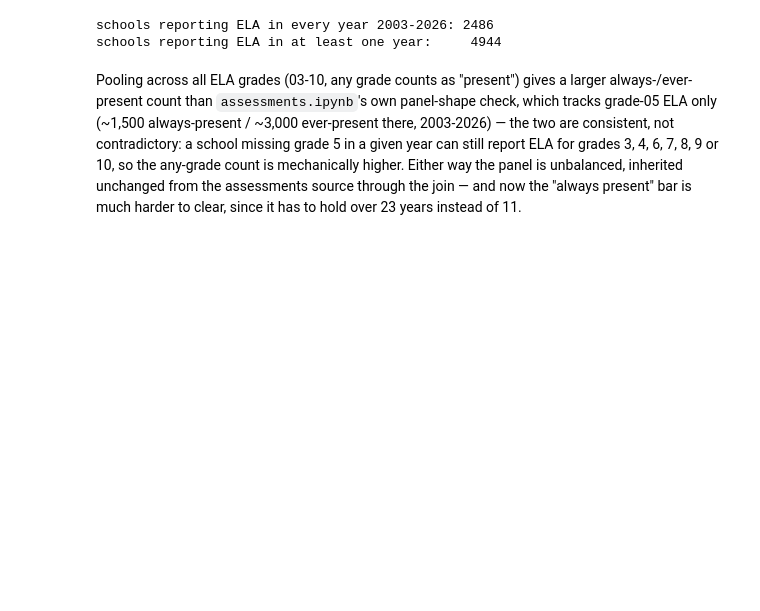
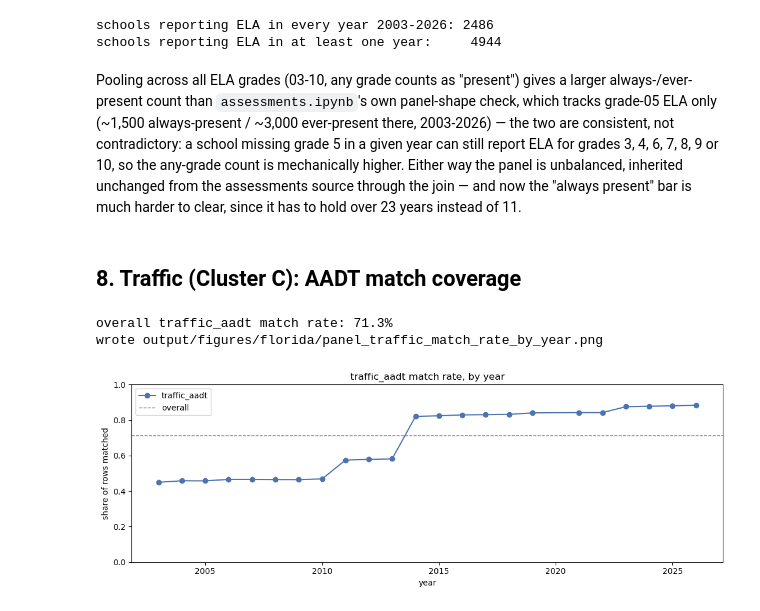
Before and after one commit to felixschulz385/noise-pollution, a Jupyter notebook: output/notebooks/florida/descriptive_statistics.ipynb, the cells around one changed output. Saved outputs shown, nothing was run; the diff lists cells and outputs as text; code cells hidden in the pictures; blank space fills up the shorter version.

```diff
--- a/output/notebooks/florida/descriptive_statistics.ipynb
+++ b/output/notebooks/florida/descriptive_statistics.ipynb
@@ -405,3 +405,25 @@ report ELA for grades 3, 4, 6, 7, 8, 9 or 10, so the any-grade count is mechanic
 higher. Either way the panel is unbalanced, inherited unchanged from the assessments
 source through the join — and now the "always present" bar is much harder to clear, since
 it has to hold over 23 years instead of 11.
+# %% [markdown]
+## 8. Traffic (Cluster C): AADT match coverage
+# %%
+match_rate_by_year = panel.groupby("year")["traffic_aadt"].apply(lambda s: s.notna().mean())
+overall_rate = panel["traffic_aadt"].notna().mean()
+print(f"overall traffic_aadt match rate: {overall_rate:.1%}")
+
+fig, ax = plt.subplots(figsize=(11, 4))
+match_rate_by_year.plot(ax=ax, marker="o", color="#4c72b0")
+ax.axhline(overall_rate, color="grey", linestyle="--", linewidth=1, label="overall")
+ax.set_title("traffic_aadt match rate, by year")
+ax.set_xlabel("year")
+ax.set_ylabel("share of rows matched")
+ax.set_ylim(0, 1)
+ax.legend()
+fig.tight_layout()
+savefig(fig, "panel_traffic_match_rate_by_year.png")
+plt.show()
+# %% [output]
+overall traffic_aadt match rate: 71.3%
+wrote output/figures/florida/panel_traffic_match_rate_by_year.png
+[figure, added]
```
Also changed, not shown: parts of 11 cells of this notebook, 15 other files.
